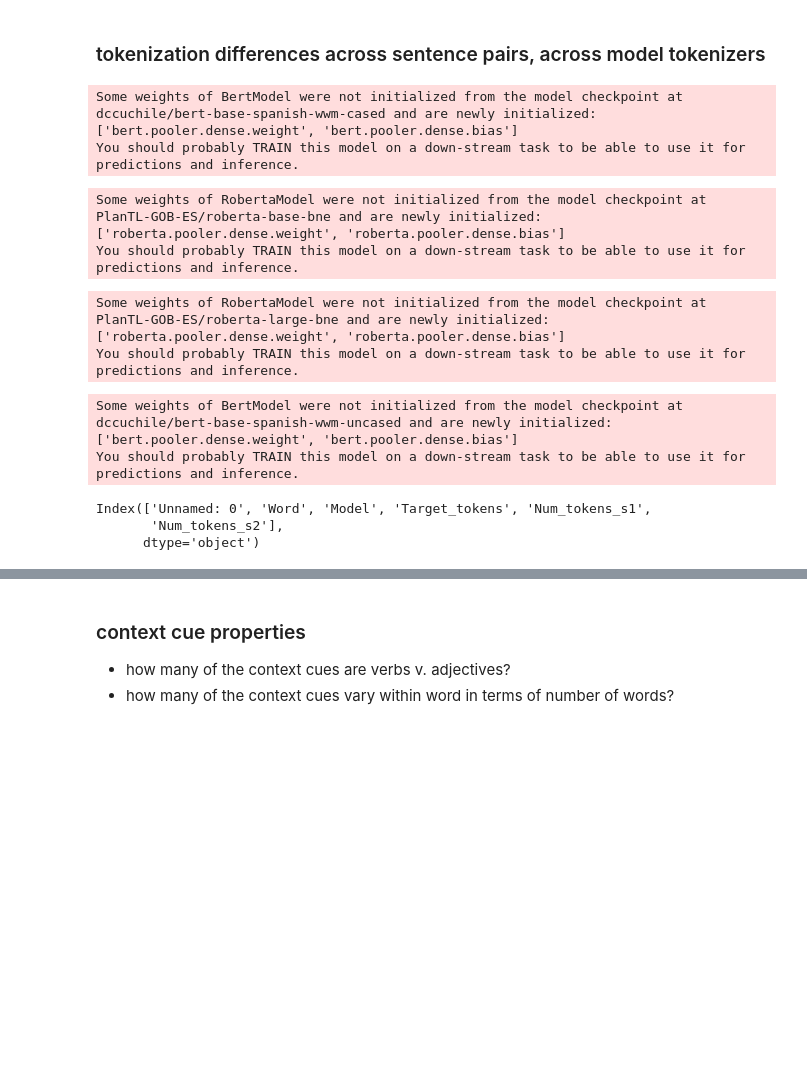
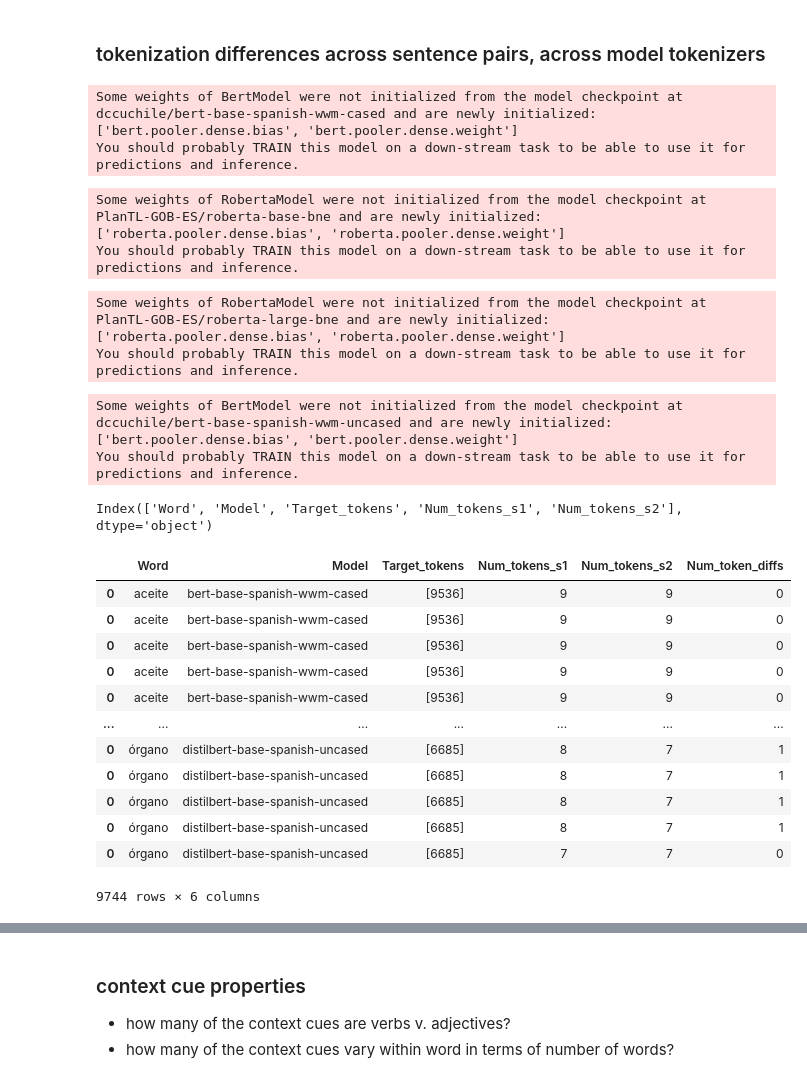
Before and after one commit to seantrott/spanish_norms, a Jupyter notebook: notebooks/sawc-dataset-properties.ipynb, the cells around one changed output, grey strips where cells are left out. Drawn from its saved outputs; the diff is of its cells as text; code cells hidden in the pictures; blank space fills up the shorter version.

Commit message:
checked stim token diffs

```diff
--- a/notebooks/sawc-dataset-properties.ipynb
+++ b/notebooks/sawc-dataset-properties.ipynb
@@ -156,9 +156,9 @@ for mpath in tqdm(MODELS,colour="cornflowerblue"):
 
 
         ### Figure out how many tokens you're
-        ### comparing across sentences
-        n_tokens_s1 = len(tokenizer.encode(row['Sentence_1']))
-        n_tokens_s2 = len(tokenizer.encode(row['Sentence_2']))
+        ### comparing across sentences (and add punctuation at the end of sentences)
+        n_tokens_s1 = len(tokenizer.encode(row['Sentence_1']+"."))
+        n_tokens_s2 = len(tokenizer.encode(row['Sentence_2']+"."))
 
         # Tokenize target
         target_tok = tokenizer.encode(target,
@@ -178,20 +178,33 @@ for mpath in tqdm(MODELS,colour="cornflowerblue"):
 
 token_properties = pd.concat(gather)
 # %% [output]
-Some weights of BertModel were not initialized from the model checkpoint at dccuchile/bert-base-spanish-wwm-cased and are newly initialized: ['bert.pooler.dense.weight', 'bert.pooler.dense.bias']
+Some weights of BertModel were not initialized from the model checkpoint at dccuchile/bert-base-spanish-wwm-cased and are newly initialized: ['bert.pooler.dense.bias', 'bert.pooler.dense.weight']
 You should probably TRAIN this model on a down-stream task to be able to use it for predictions and inference.
-Some weights of RobertaModel were not initialized from the model checkpoint at PlanTL-GOB-ES/roberta-base-bne and are newly initialized: ['roberta.pooler.dense.weight', 'roberta.pooler.dense.bias']
+Some weights of RobertaModel were not initialized from the model checkpoint at PlanTL-GOB-ES/roberta-base-bne and are newly initialized: ['roberta.pooler.dense.bias', 'roberta.pooler.dense.weight']
 You should probably TRAIN this model on a down-stream task to be able to use it for predictions and inference.
-Some weights of RobertaModel were not initialized from the model checkpoint at PlanTL-GOB-ES/roberta-large-bne and are newly initialized: ['roberta.pooler.dense.weight', 'roberta.pooler.dense.bias']
+Some weights of RobertaModel were not initialized from the model checkpoint at PlanTL-GOB-ES/roberta-large-bne and are newly initialized: ['roberta.pooler.dense.bias', 'roberta.pooler.dense.weight']
 You should probably TRAIN this model on a down-stream task to be able to use it for predictions and inference.
-Some weights of BertModel were not initialized from the model checkpoint at dccuchile/bert-base-spanish-wwm-uncased and are newly initialized: ['bert.pooler.dense.weight', 'bert.pooler.dense.bias']
+Some weights of BertModel were not initialized from the model checkpoint at dccuchile/bert-base-spanish-wwm-uncased and are newly initialized: ['bert.pooler.dense.bias', 'bert.pooler.dense.weight']
 You should probably TRAIN this model on a down-stream task to be able to use it for predictions and inference.
 # %%
-token_properties = pd.read_csv("token_properties.csv")
 token_properties.columns
 # %% [output]
-Index(['Unnamed: 0', 'Word', 'Model', 'Target_tokens', 'Num_tokens_s1',
-       'Num_tokens_s2'],
-      dtype='object')
+Index(['Word', 'Model', 'Target_tokens', 'Num_tokens_s1', 'Num_tokens_s2'], dtype='object')
 # %%
 token_properties["Num_token_diffs"] = np.abs(token_properties["Num_tokens_s1"] - token_properties["Num_tokens_s2"])
+# %%
+token_properties
+# %% [output]
+|  | Word | Model | Target_tokens | Num_tokens_s1 | Num_tokens_s2 | Num_token_diffs |
+| 0 | aceite | bert-base-spanish-wwm-cased | [9536] | 9 | 9 | 0 |
+| 0 | aceite | bert-base-spanish-wwm-cased | [9536] | 9 | 9 | 0 |
+| 0 | aceite | bert-base-spanish-wwm-cased | [9536] | 9 | 9 | 0 |
+| 0 | aceite | bert-base-spanish-wwm-cased | [9536] | 9 | 9 | 0 |
+| 0 | aceite | bert-base-spanish-wwm-cased | [9536] | 9 | 9 | 0 |
+| ... | ... | ... | ... | ... | ... | ... |
+| 0 | órgano | distilbert-base-spanish-uncased | [6685] | 8 | 7 | 1 |
+| 0 | órgano | distilbert-base-spanish-uncased | [6685] | 8 | 7 | 1 |
+| 0 | órgano | distilbert-base-spanish-uncased | [6685] | 8 | 7 | 1 |
+| 0 | órgano | distilbert-base-spanish-uncased | [6685] | 8 | 7 | 1 |
+| 0 | órgano | distilbert-base-spanish-uncased | [6685] | 7 | 7 | 0 |
+9744 rows × 6 columns
```
Also changed, not shown: parts of 2 cells of this notebook, 1 other file.
